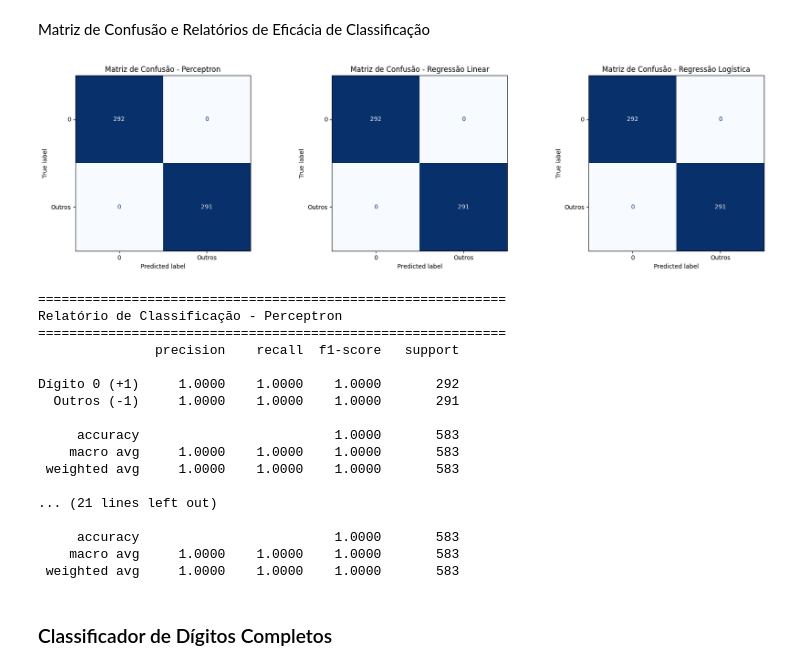
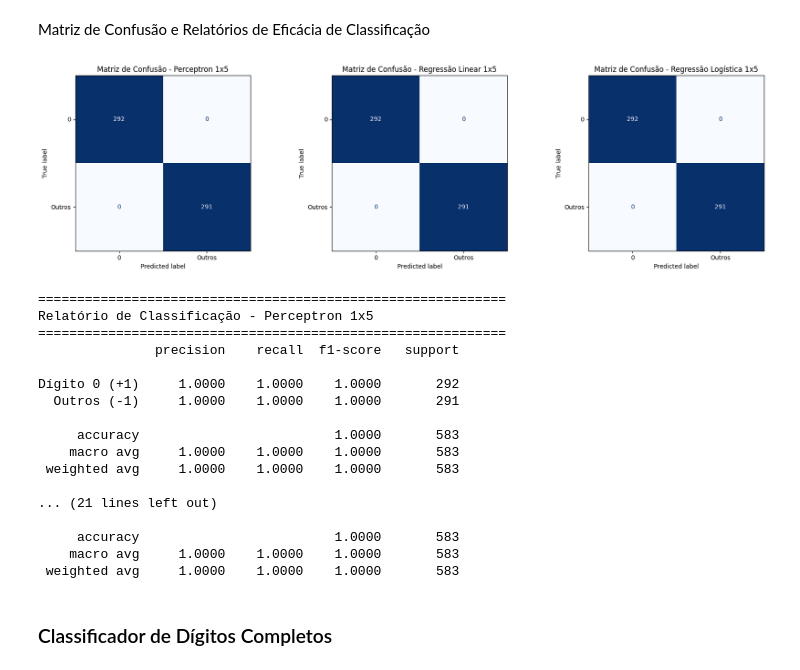
Before and after one commit to mshaeut/Projeto_Aprendizagem_de_Maquina-Reconhecimento_de_Digitos, a Jupyter notebook: AM-Projeto1-Implementacoes-LA.ipynb, the cells around one changed output. Saved outputs shown, nothing was run; the diff lists cells and outputs as text; code cells hidden in the pictures.

Commit message:
Atualizando a função da matriz de confusão

```diff
--- a/AM-Projeto1-Implementacoes-LA.ipynb
+++ b/AM-Projeto1-Implementacoes-LA.ipynb
@@ -315,12 +315,12 @@ def plot_graph(titulo, conjunto_dados, limx1, limx2, limy1, limy2, has_line = Fa
 # %% [markdown]
 Função para plotagem de Matriz de Confusão e Relatório de Eficácia de Classificação
 # %%
-def matriz_confusao_relatorio_eficacia(PLA, RL, RLO, Y_teste):
+def matriz_confusao_relatorio_eficacia(PLA, RL, RLO, Y_teste, tipo):
 
     classifiers = {
-        "Perceptron": PLA.PREDICT,
-        "Regressão Linear": RL.PREDICT,
-        "Regressão Logística": RLO.PREDICT
+        f"Perceptron {tipo}": PLA.PREDICT,
+        f"Regressão Linear {tipo}": RL.PREDICT,
+        f"Regressão Logística {tipo}": RLO.PREDICT
     }
 
     target_names = ["Dígito 0 (+1)", "Outros (-1)"]
@@ -442,11 +442,11 @@ plot_graph("1 x 5", test1x5, -0.03, 1.03, -0.03, 1.03, True, PLAclass, RLclass,
 # %% [markdown]
 Matriz de Confusão e Relatórios de Eficácia de Classificação
 # %%
-matriz_confusao_relatorio_eficacia(PLAclass, RLclass, RLOclass, Y_teste)
+matriz_confusao_relatorio_eficacia(PLAclass, RLclass, RLOclass, Y_teste, "1x5")
 # %% [output]
-[figure, old version]
+[figure, new version]
 ============================================================
-Relatório de Classificação - Perceptron
+Relatório de Classificação - Perceptron 1x5
 ============================================================
                precision    recall  f1-score   support
 
```
Also changed, not shown: parts of 3 cells of this notebook.
